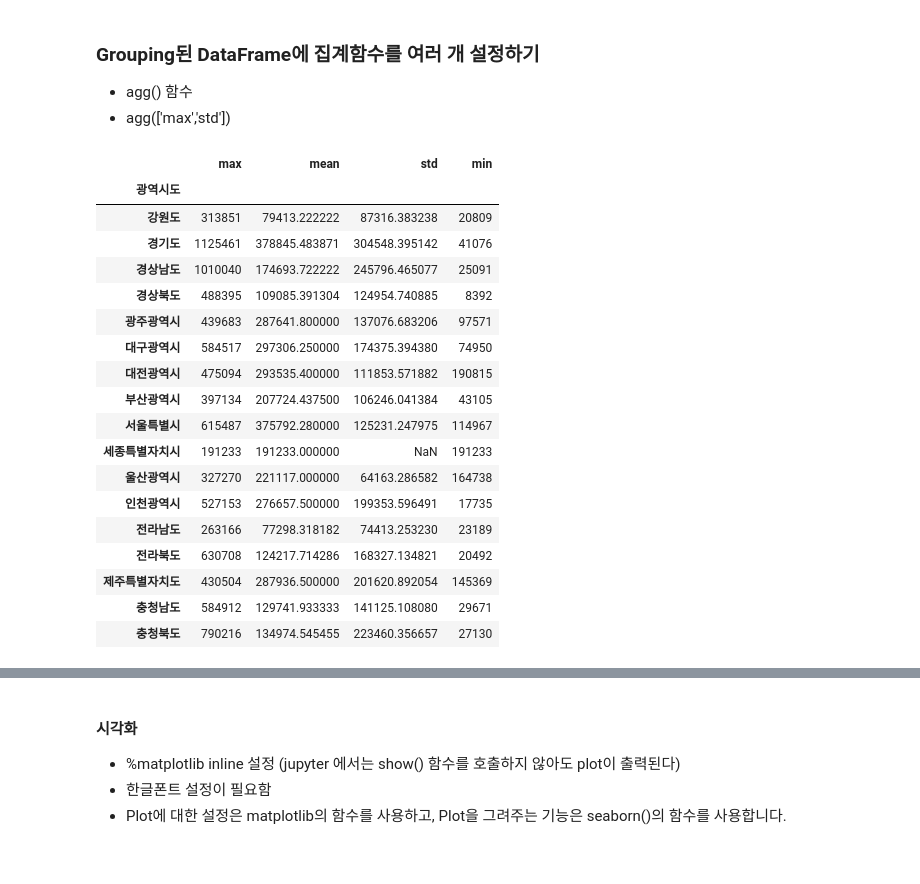
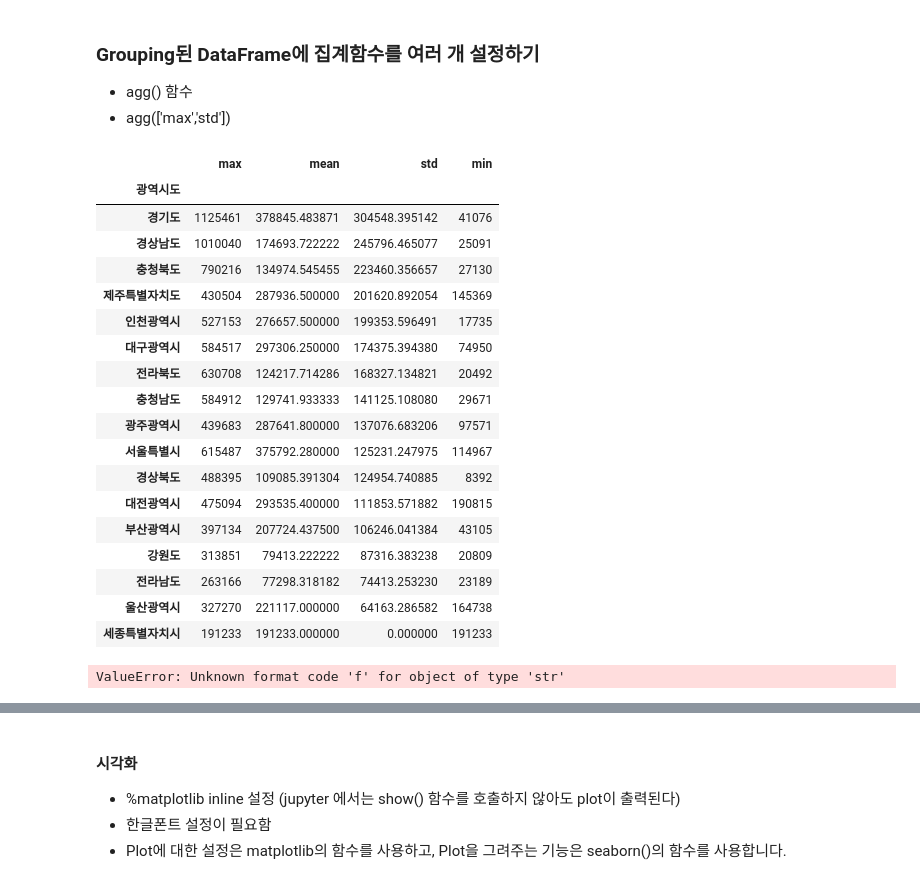
Before and after one commit to BosungPark24/Python_Webscraping_Analysis, a Jupyter notebook: 03-1.행정구역정보_분석과시각화.ipynb, the cells around one changed output, grey strips where cells are left out. Drawn from its saved outputs; the diff is of its cells as text; code cells hidden in the pictures.

```diff
--- a/03-1.행정구역정보_분석과시각화.ipynb
+++ b/03-1.행정구역정보_분석과시각화.ipynb
@@ -577,24 +577,32 @@ gy_df['면적'].corr(gy_df['인구수'])
 * agg() 함수
 * agg(['max','std'])
 # %%
-data.groupby('광역시도')['인구수'].agg(['max', 'mean', 'std', 'min'])
+#std 높은 순서대로 정렬
+group_agg_df= data.groupby('광역시도')['인구수'].agg(['max', 'mean', 'std', 'min']).fillna(0).sort_values(by='std',ascending=False)
+group_agg_df
 # %% [output]
 |  | max | mean | std | min |
 | 광역시도 |  |  |  |  |
-| 강원도 | 313851 | 79413.222222 | 87316.383238 | 20809 |
 | 경기도 | 1125461 | 378845.483871 | 304548.395142 | 41076 |
 | 경상남도 | 1010040 | 174693.722222 | 245796.465077 | 25091 |
+| 충청북도 | 790216 | 134974.545455 | 223460.356657 | 27130 |
+| 제주특별자치도 | 430504 | 287936.500000 | 201620.892054 | 145369 |
+| 인천광역시 | 527153 | 276657.500000 | 199353.596491 | 17735 |
+| 대구광역시 | 584517 | 297306.250000 | 174375.394380 | 74950 |
+| 전라북도 | 630708 | 124217.714286 | 168327.134821 | 20492 |
+| 충청남도 | 584912 | 129741.933333 | 141125.108080 | 29671 |
+| 광주광역시 | 439683 | 287641.800000 | 137076.683206 | 97571 |
+| 서울특별시 | 615487 | 375792.280000 | 125231.247975 | 114967 |
 | 경상북도 | 488395 | 109085.391304 | 124954.740885 | 8392 |
-| 광주광역시 | 439683 | 287641.800000 | 137076.683206 | 97571 |
-| 대구광역시 | 584517 | 297306.250000 | 174375.394380 | 74950 |
 | 대전광역시 | 475094 | 293535.400000 | 111853.571882 | 190815 |
 | 부산광역시 | 397134 | 207724.437500 | 106246.041384 | 43105 |
-| 서울특별시 | 615487 | 375792.280000 | 125231.247975 | 114967 |
-| 세종특별자치시 | 191233 | 191233.000000 | NaN | 191233 |
+| 강원도 | 313851 | 79413.222222 | 87316.383238 | 20809 |
+| 전라남도 | 263166 | 77298.318182 | 74413.253230 | 23189 |
 | 울산광역시 | 327270 | 221117.000000 | 64163.286582 | 164738 |
-| 인천광역시 | 527153 | 276657.500000 | 199353.596491 | 17735 |
-| 전라남도 | 263166 | 77298.318182 | 74413.253230 | 23189 |
-| 전라북도 | 630708 | 124217.714286 | 168327.134821 | 20492 |
-| 제주특별자치도 | 430504 | 287936.500000 | 201620.892054 | 145369 |
-| 충청남도 | 584912 | 129741.933333 | 141125.108080 | 29671 |
-| 충청북도 | 790216 | 134974.545455 | 223460.356657 | 27130 |
+| 세종특별자치시 | 191233 | 191233.000000 | 0.000000 | 191233 |
+# %%
+#mean, std 컬럼 값을 소수점이하 둘째자리 까지 나오도록 변경
+group_agg_df['mean'] = group_agg_df['mean'].map('{:.2f}'.format)
+group_agg_df['std'] = group_agg_df['std'].map('{:.2f}'.format)
+# %% [output]
+ValueError: Unknown format code 'f' for object of type 'str'
```
Also changed, not shown: parts of 6 cells of this notebook.
